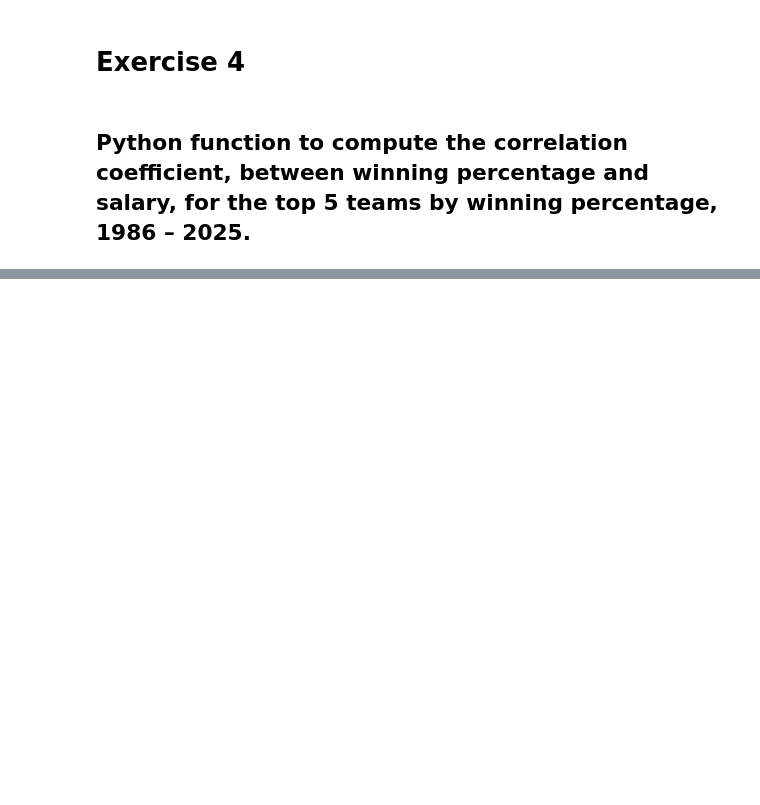
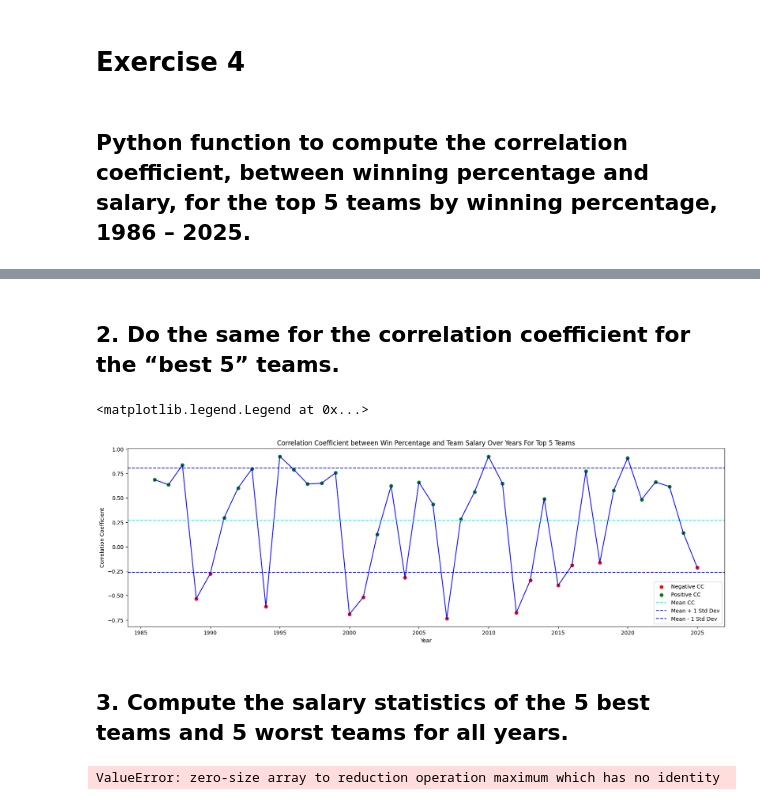
Before and after one commit to Quilhar/DataAnalytics, a Jupyter notebook: Stats/money_and_sports.ipynb, the cells around one changed output, grey strips where cells are left out. Cells and saved outputs as stored; diff of their text form; code cells hidden in the pictures; blank space fills up the shorter version.

```diff
--- a/Stats/money_and_sports.ipynb
+++ b/Stats/money_and_sports.ipynb
@@ -229,0 +288,45 @@ KeyError: 'win_percentage'
+# %% [markdown]
+## 2. Do the same for the correlation coefficient for the “best 5” teams.
+# %%
+top_5_neg_cc_years, top_5_neg_cc_pts, top_5_pos_cc_years, top_5_pos_cc_pts = neg_cc_vs_pos_cc(corelation_of_top5_teams)
+
+plt.figure(figsize=(20, 6))
+
+plt.scatter(top_5_neg_cc_years, top_5_neg_cc_pts, color='red', label='Negative CC')
+plt.scatter(top_5_pos_cc_years, top_5_pos_cc_pts, color='green', label='Positive CC')
+plt.plot(list(corelation_of_top5_teams.keys()), list(corelation_of_top5_teams.values()), color = 'blue')
+
+plt.axhline(y = np.mean(list(corelation_of_top5_teams.values())), color='cyan', linestyle='--', label='Mean CC')
+plt.axhline(y = np.mean(list(corelation_of_top5_teams.values())) + np.std(list(corelation_of_top5_teams.values())), color='blue', linestyle='--', label='Mean + 1 Std Dev')
+plt.axhline(y = np.mean(list(corelation_of_top5_teams.values())) - np.std(list(corelation_of_top5_teams.values())), color='blue', linestyle='--', label='Mean - 1 Std Dev')
+
+plt.title('Correlation Coefficient between Win Percentage and Team Salary Over Years For Top 5 Teams')
+plt.xlabel('Year')
+plt.ylabel('Correlation Coefficient')
+plt.legend()
+# %% [output]
+<matplotlib.legend.Legend at 0x...>
+[figure, added]
+# %% [markdown]
+## 3. Compute the salary statistics of the 5 best teams and 5 worst teams for all years.
+# %%
+top_5_salary = []
+bot_5_salary = []
+count= 0
+
+for year in top_stats:
+    for team in top_stats[year]:
+        for i in range(len(top_stats[year])):
+            count += 1
+            # top_5_salary.append(team[2])
+
+
+
+
+# salary_stats_top5 = dal.main_stats(top_5_salary)
+# salary_stats_bot5 = dal.main_stats(bot_5_salary)
+
+# print("Top 5 Teams Salary Stats:", salary_stats_top5)
+# print("Bottom 5 Teams Salary Stats:", salary_stats_bot5)
+# %% [output]
+ValueError: zero-size array to reduction operation maximum which has no identity
```
Also changed, not shown: parts of 4 cells of this notebook.
